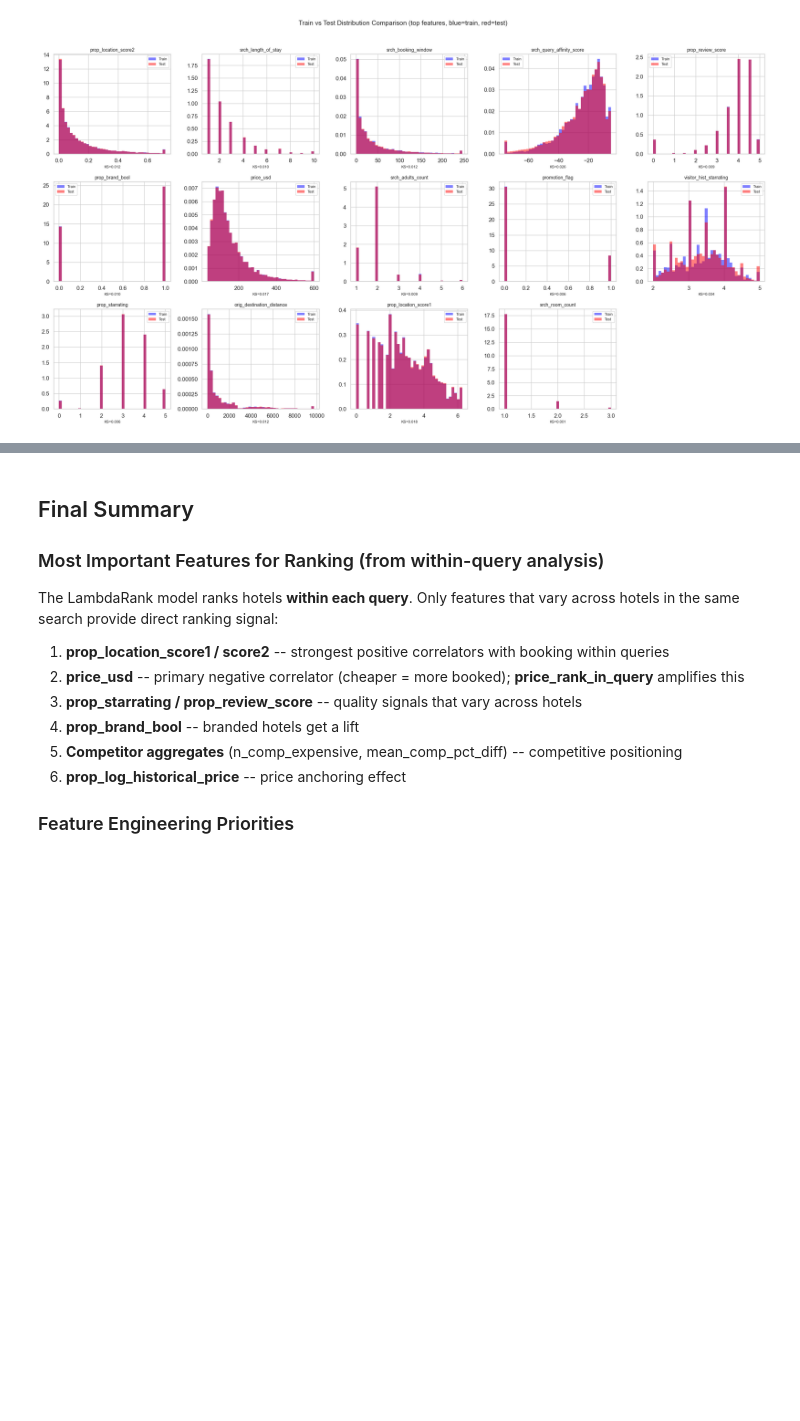
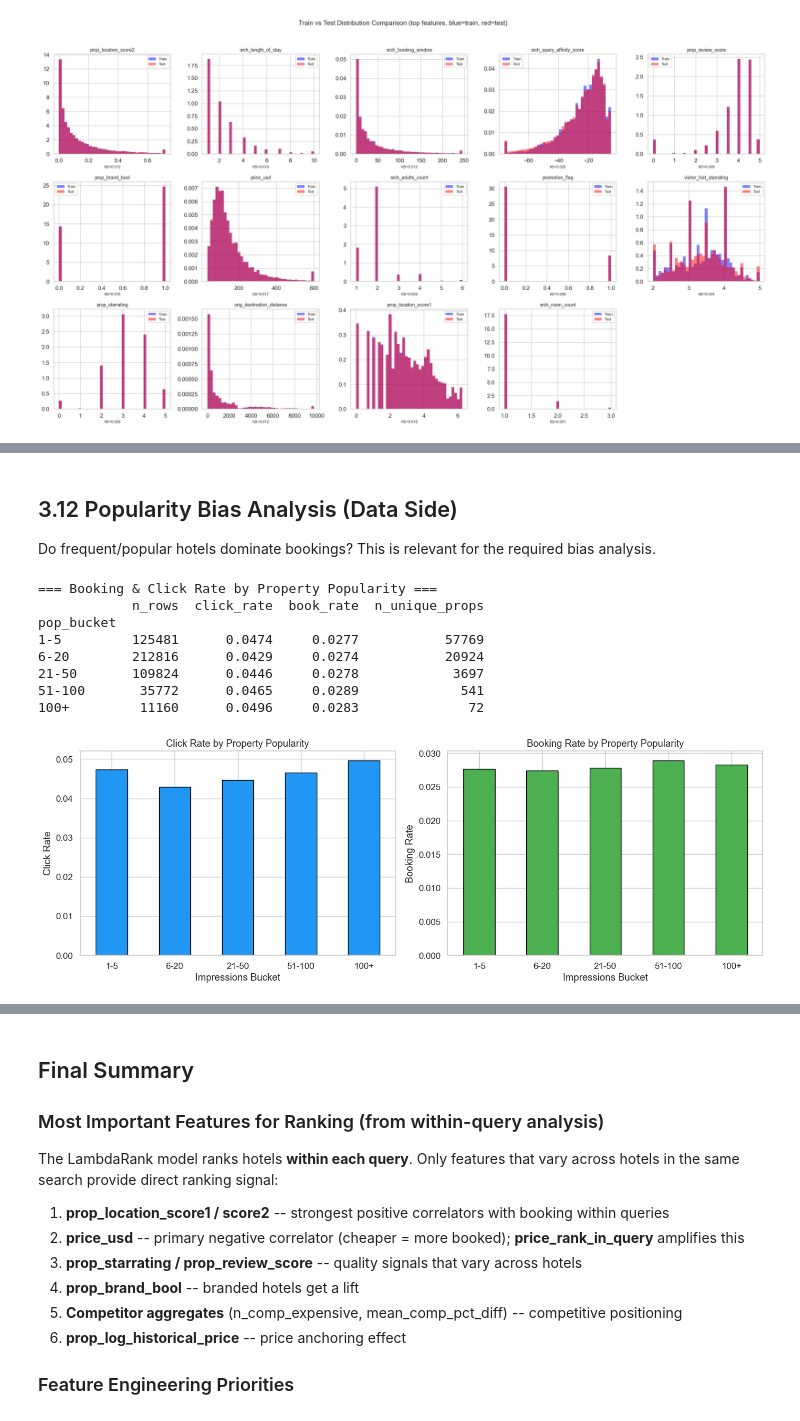
Before and after one commit to DonatiFed/DataMiningAssignment2, a Jupyter notebook: notebooks/03_feature_analysis.ipynb, the cells around one changed output, grey strips where cells are left out. Saved outputs shown, nothing was run; the diff lists cells and outputs as text; code cells hidden in the pictures; blank space fills up the shorter version.

```diff
--- a/notebooks/03_feature_analysis.ipynb
+++ b/notebooks/03_feature_analysis.ipynb
@@ -1643,0 +1703,48 @@ Comparing 14 features between train and test
+# %% [markdown]
+## 3.12 Popularity Bias Analysis (Data Side)
+
+Do frequent/popular hotels dominate bookings? This is relevant for the required bias analysis.
+# %%
+# Popularity bias: booking rate by property frequency
+prop_counts = df.groupby("prop_id").size().reset_index(name="impressions")
+df_pop = df.merge(prop_counts, on="prop_id", how="left")
+
+# Create popularity buckets
+bins = [0, 5, 20, 50, 100, float("inf")]
+labels_pop = ["1-5", "6-20", "21-50", "51-100", "100+"]
+df_pop["pop_bucket"] = pd.cut(df_pop["impressions"], bins=bins, labels=labels_pop)
+
+pop_stats = df_pop.groupby("pop_bucket", observed=True).agg(
+    n_rows=("click_bool", "size"),
+    click_rate=("click_bool", "mean"),
+    book_rate=("booking_bool", "mean"),
+    n_unique_props=("prop_id", "nunique"),
+).round(4)
+
+print("=== Booking & Click Rate by Property Popularity ===")
+print(pop_stats.to_string())
+
+fig, axes = plt.subplots(1, 2, figsize=(14, 5))
+pop_stats["click_rate"].plot(kind="bar", ax=axes[0], color="#2196F3", edgecolor="black")
+axes[0].set_title("Click Rate by Property Popularity")
+axes[0].set_ylabel("Click Rate")
+axes[0].set_xlabel("Impressions Bucket")
+axes[0].tick_params(axis='x', rotation=0)
+
+pop_stats["book_rate"].plot(kind="bar", ax=axes[1], color="#4CAF50", edgecolor="black")
+axes[1].set_title("Booking Rate by Property Popularity")
+axes[1].set_ylabel("Booking Rate")
+axes[1].set_xlabel("Impressions Bucket")
+axes[1].tick_params(axis='x', rotation=0)
+plt.tight_layout()
+plt.show()
+# %% [output]
+=== Booking & Click Rate by Property Popularity ===
+            n_rows  click_rate  book_rate  n_unique_props
+pop_bucket
+1-5         125481      0.0474     0.0277           57769
+6-20        212816      0.0429     0.0274           20924
+21-50       109824      0.0446     0.0278            3697
+51-100       35772      0.0465     0.0289             541
+100+         11160      0.0496     0.0283              72
+[figure, added]
```
Also changed, not shown: parts of 12 cells of this notebook, 11 other files.
